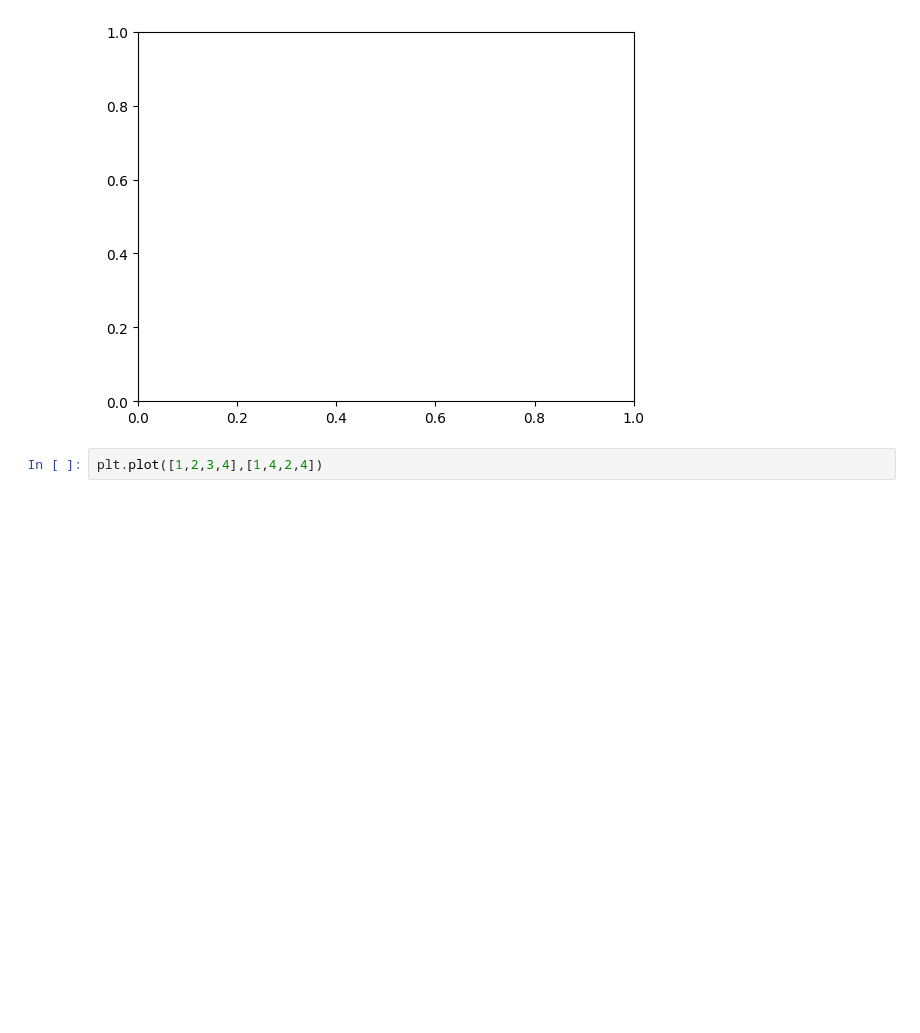
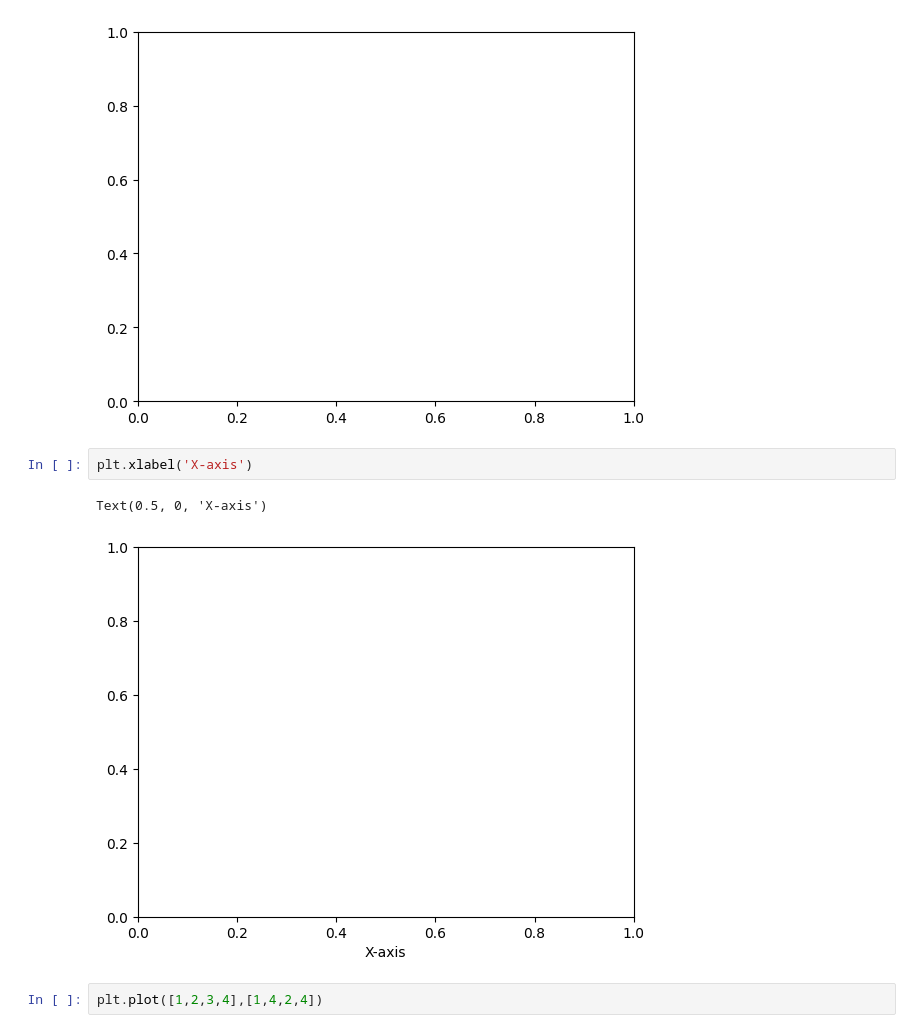
Before and after one commit to Rubesh-RS/My_studies, a Jupyter notebook: Visualization.ipynb, the cells around one changed output. Cells and saved outputs as stored; diff of their text form; blank space fills up the shorter version.

```diff
--- a/Visualization.ipynb
+++ b/Visualization.ipynb
@@ -5,6 +5,11 @@ fig, ax = plt.subplots()
 plt.show()
 # %% [output]
 [figure]
+# %%
+plt.xlabel('X-axis')
+# %% [output]
+Text(0.5, 0, 'X-axis')
+[figure, added]
 # %%
 plt.plot([1,2,3,4],[1,4,2,4])
 # %% [output]
```
Also changed, not shown: parts of 17 cells of this notebook, 2 other files.
